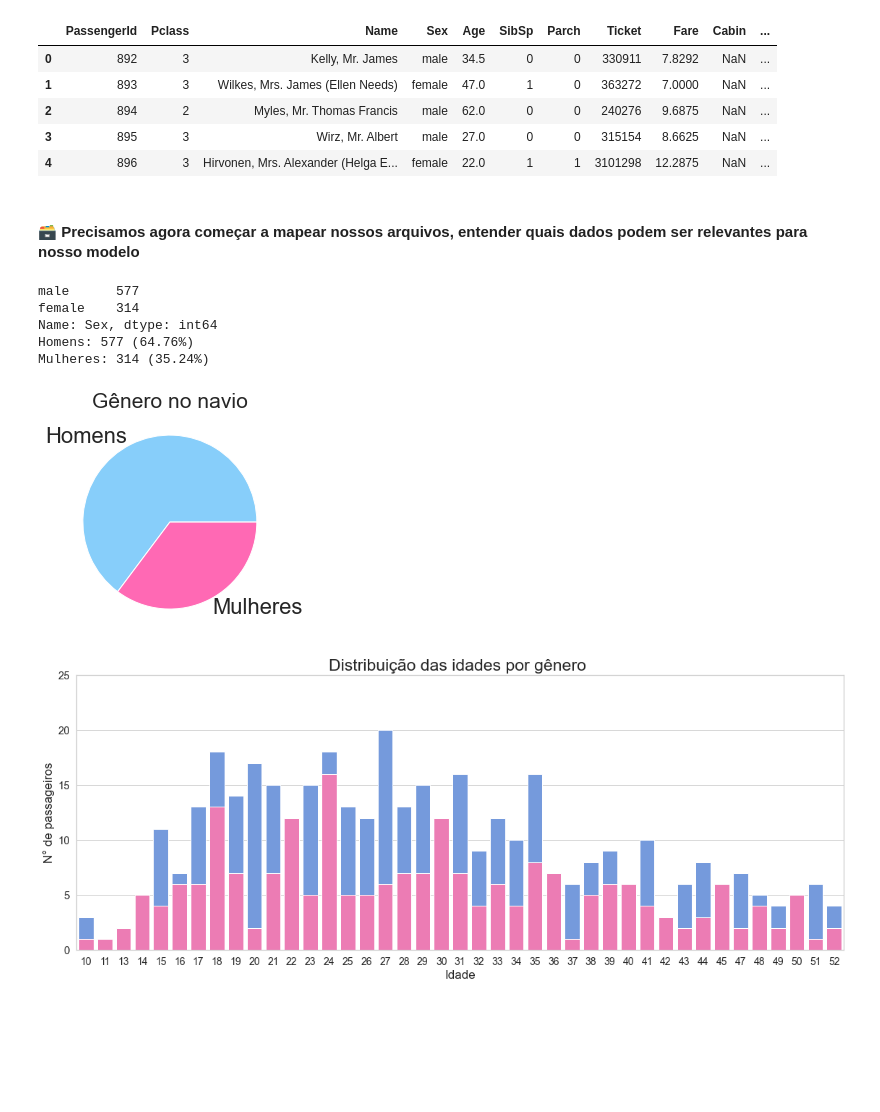
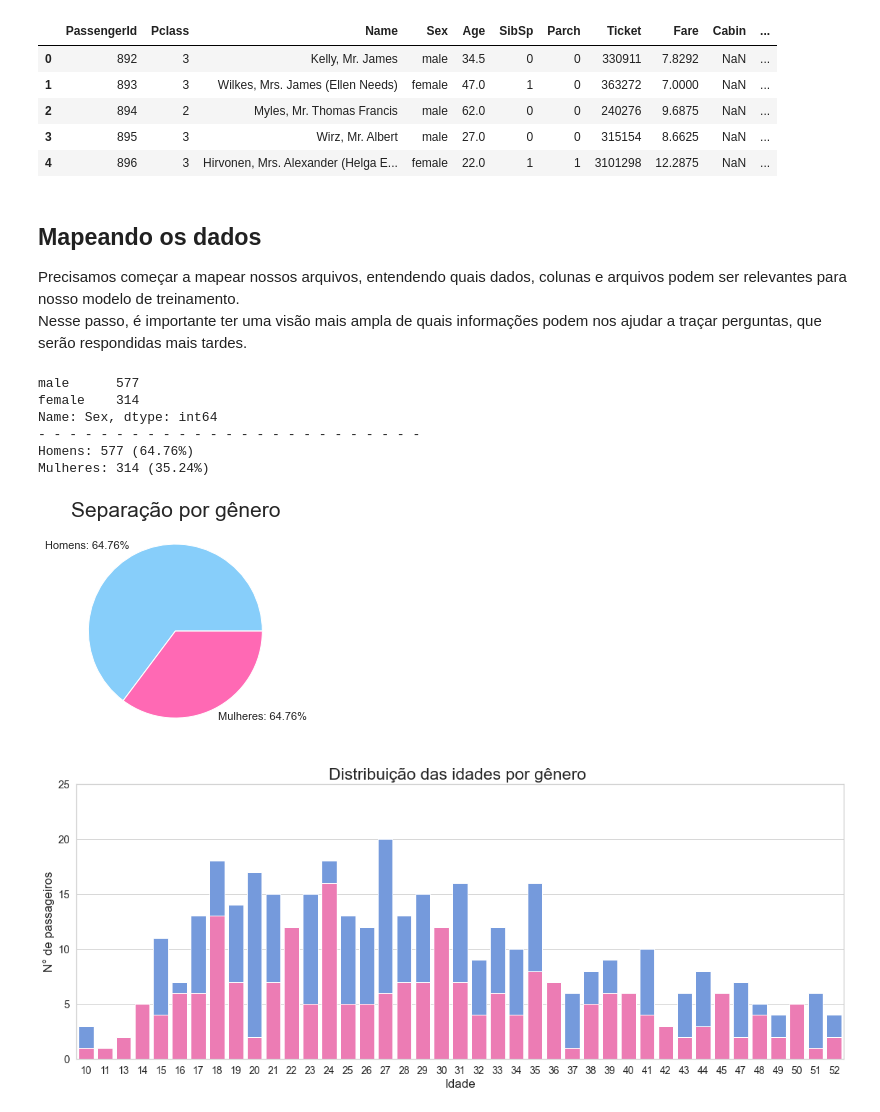
Before and after one commit to rafarodrigues/kaggle, a Jupyter notebook: 001_Titanic/001_Titanic.ipynb, the cells around one changed output. Cells and saved outputs as stored; diff of their text form; code cells hidden in the pictures; blank space fills up the shorter version.

```diff
--- a/001_Titanic/001_Titanic.ipynb
+++ b/001_Titanic/001_Titanic.ipynb
@@ -67,26 +94,28 @@ test_data.head()
 | 3 | 895 | 3 | Wirz, Mr. Albert | male | 27.0 | 0 | 0 | 315154 | 8.6625 | NaN | ... |
 | 4 | 896 | 3 | Hirvonen, Mrs. Alexander (Helga E... | female | 22.0 | 1 | 1 | 3101298 | 12.2875 | NaN | ... |
 # %% [markdown]
-#### 🗃 Precisamos agora começar a mapear nossos arquivos, entender quais dados podem ser relevantes para nosso modelo
+## Mapeando os dados
+Precisamos começar a mapear nossos arquivos, entendendo quais dados, colunas e arquivos podem ser relevantes para nosso modelo de treinamento.<br>
+Nesse passo, é importante ter uma visão mais ampla de quais informações podem nos ajudar a traçar perguntas, que serão respondidas mais tardes.
 # %%
 # Vamos começar com a separação por gênero
 # %%
-sexo = train_data['Sex'].value_counts()
-print(sexo)
+genero = train_data['Sex'].value_counts()
+print(genero)
 
-sexo['male'] + sexo['female']
-homens = sexo['male']
-mulheres = sexo['female']
+homens = genero['male']
+mulheres = genero['female']
 
-masc_porc = sexo['male']/(sexo['male'] + sexo['female'])*100
-femi_porc = sexo['female']/(sexo['male'] + sexo['female'])*100
-
+print(25*'- ')
+masc_porc = genero['male']/(genero['male'] + genero['female'])*100
+femi_porc = genero['female']/(genero['male'] + genero['female'])*100
 print('Homens: {} ({:.2f}%)'.format(homens,masc_porc))
 print('Mulheres: {} ({:.2f}%)'.format(mulheres,femi_porc))
 # %% [output]
 male      577
 female    314
 Name: Sex, dtype: int64
+- - - - - - - - - - - - - - - - - - - - - - - - -
 Homens: 577 (64.76%)
 Mulheres: 314 (35.24%)
 # %%
@@ -103,13 +132,16 @@ paleta_tipo_vitima = sns.color_palette(cores_tipo_vitima)
 # %%
-sns.set(font_scale=2)
-fig = plt.figure(figsize=(4,4))
-sns.set_style('ticks')
-sexo = train_data['Sex'].value_counts()
-sexo_num = [sexo[0],sexo[1]]
-plt.pie(sexo_num, labels=['Homens','Mulheres'],colors=paleta_genero)
-plt.title('Gênero no navio',fontsize=21);
+fig = plt.figure()
+sns.set_style('white')
+sns.set(font_scale=1)
+# sexo = train_data['Sex'].value_counts()
+sexo_num = [genero[0],genero[1]]
+# percs = ['Homens: ' + str(round(masc_porc,2)) + '%','Mulheres: ' + str(round(femi_porc,2)) + '%']
+# Treinando a linha anterior para boas práticas
+percs = [f'Homens: {str(round(masc_porc,2))}% ',f'Mulheres: {str(round(masc_porc,2))}% ']
+plt.pie(sexo_num, labels=percs,colors=paleta_genero)
+plt.title('Separação por gênero',fontsize=21);
 # %% [output]
-[figure, old version]
+[figure, new version]
 # %%
 fig = plt.figure(figsize=(19,7))
 sns.set_style('whitegrid')
```
Also changed, not shown: parts of 7 cells of this notebook.
